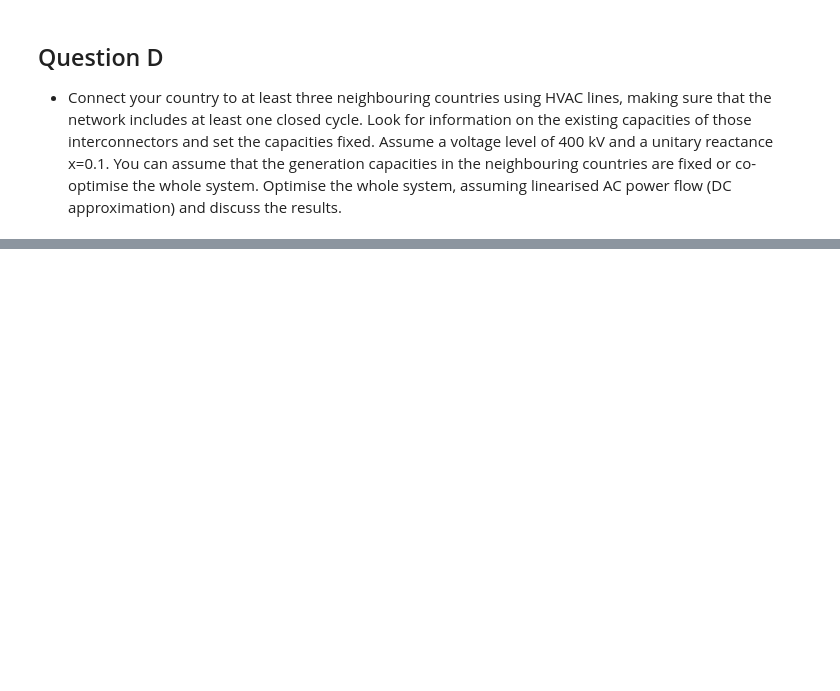
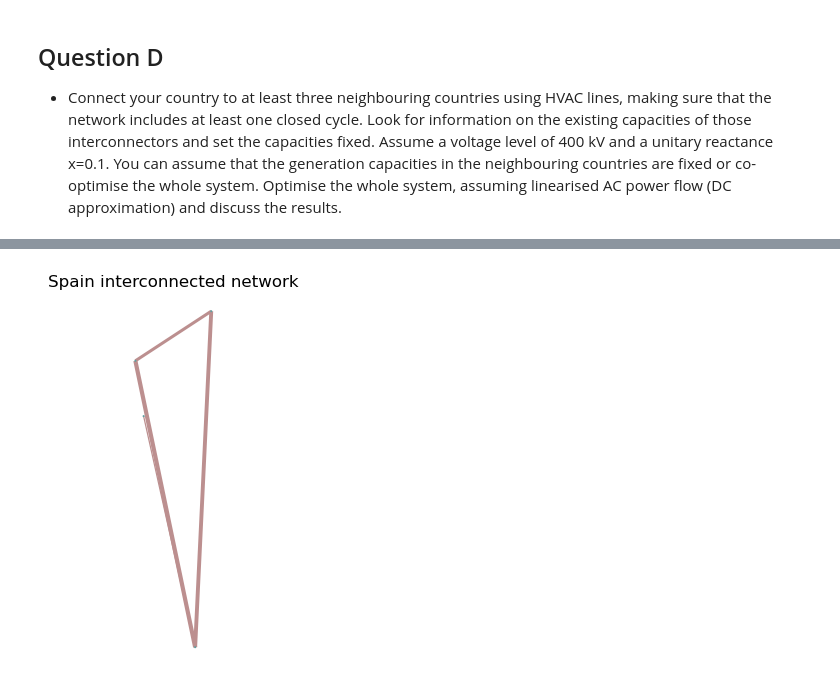
Before and after one commit to martaibaiao/integrated-energy-grids_project, a Jupyter notebook: project_part1.ipynb, the cells around one changed output, grey strips where cells are left out. Cells and saved outputs as stored; diff of their text form; code cells hidden in the pictures; blank space fills up the shorter version.

```diff
--- a/project_part1.ipynb
+++ b/project_part1.ipynb
@@ -716,0 +980,10 @@ plt.show()
+# %%
+# 11. plot the network on a map
+# Requires cartopy or geopandas. Falls back gracefully if not installed.
+try:
+    n_d.plot(title="Spain interconnected network", line_widths=n_d.lines.s_nom / 1000)
+    plt.show()
+except Exception as e:
+    print(f'Map plot skipped: {e}')
+    print('Install cartopy for geographic map plotting.')
+# %% [output]
@@ -716,0 +992 @@ plt.show()
+[figure, added]
```
Also changed, not shown: parts of 21 cells of this notebook.
